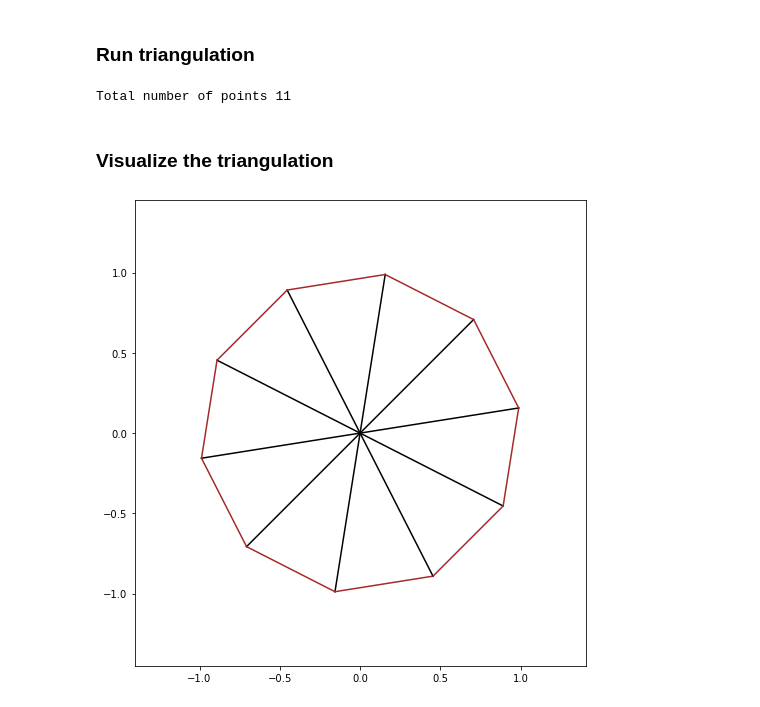
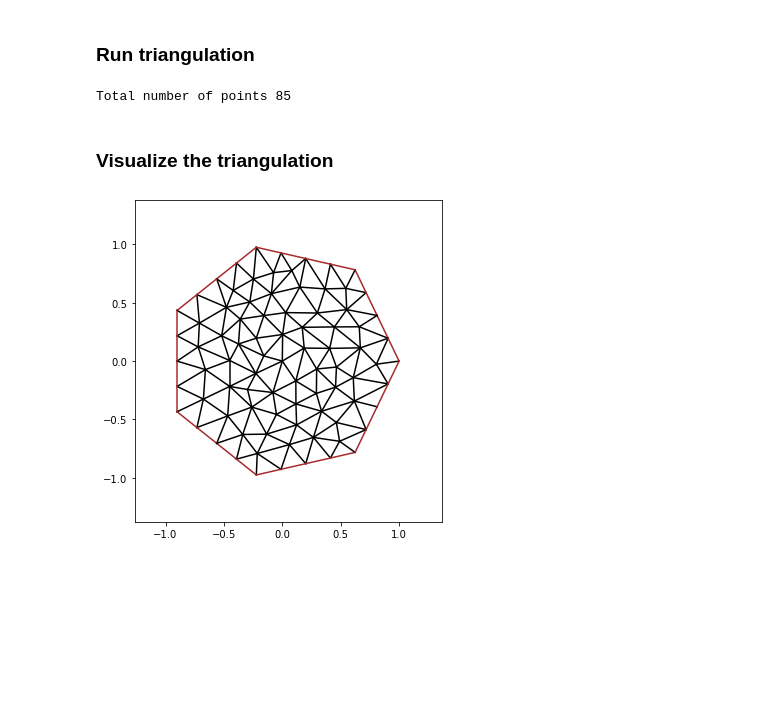
Before and after one commit to kamosevoyan/Thesis, a Jupyter notebook: Notebooks/Solutions/Poisson_equation_solution_on_polygonal_domain_cubic_hermite.ipynb, the cells around one changed output. Cells and saved outputs as stored; diff of their text form; code cells hidden in the pictures; blank space fills up the shorter version.

```diff
--- a/Notebooks/Solutions/Poisson_equation_solution_on_polygonal_domain_cubic_hermite.ipynb
+++ b/Notebooks/Solutions/Poisson_equation_solution_on_polygonal_domain_cubic_hermite.ipynb
@@ -20,7 +22,7 @@ integral_values = dill.load(
 # %% [markdown]
 ### Initialize the domain
 # %%
-t = np.linspace(0 + np.pi / 4, 2 * np.pi + np.pi / 4, 10, endpoint=False)
+t = np.linspace(0 + np.pi / 4 * 0, 2 * np.pi + np.pi / 4 * 0, 7, endpoint=False)
 points = np.stack((np.cos(t), np.sin(t))).T
 
 seg = np.array(
@@ -29,7 +31,7 @@ seg = np.array(
 # %% [markdown]
 ### Run triangulation
 # %%
-cndt = triangulate({"vertices": points, "segments": seg}, opts="pq30a0.9neo1s")
+cndt = triangulate({"vertices": points, "segments": seg}, opts="pq30a0.03neo1")
 points = cndt["vertices"]
 triangles = cndt["triangles"]
 neighbours = cndt["neighbors"]
@@ -39,32 +41,32 @@ edge_marker_is_boundary = cndt["edge_markers"]
 
 print(f"Total number of points {points.shape[0]}")
 # %% [output]
-Total number of points 11
+Total number of points 85
 # %% [markdown]
 ### Visualize the triangulation
 # %%
 %matplotlib inline
-fig, ax = plt.subplots(figsize=(7, 7))
+fig, ax = plt.subplots(figsize=(5, 5))
 ax.axis("equal")
 
 cl = ["black", "brown"]
 
 for eidx, edge in enumerate(edges):
     ax.plot(
         points[edge][:, 0],
         points[edge][:, 1],
         color=cl[edge_marker_is_boundary[eidx][0]],
     )
 
 ax.set_xlim([points[:, 0].min() - 1 / 2, points[:, 0].max() + 1 / 2])
 ax.set_ylim([points[:, 1].min() - 1 / 2, points[:, 1].max() + 1 / 2])
 
 fig.tight_layout()
 plt.tight_layout()
 
 plt.show()
 # %% [output]
-[figure, old version]
+[figure, new version]
 # %%
 x, y = sympy.symbols("x y", real=True)
 # %%
```
Also changed, not shown: parts of 15 cells of this notebook.
